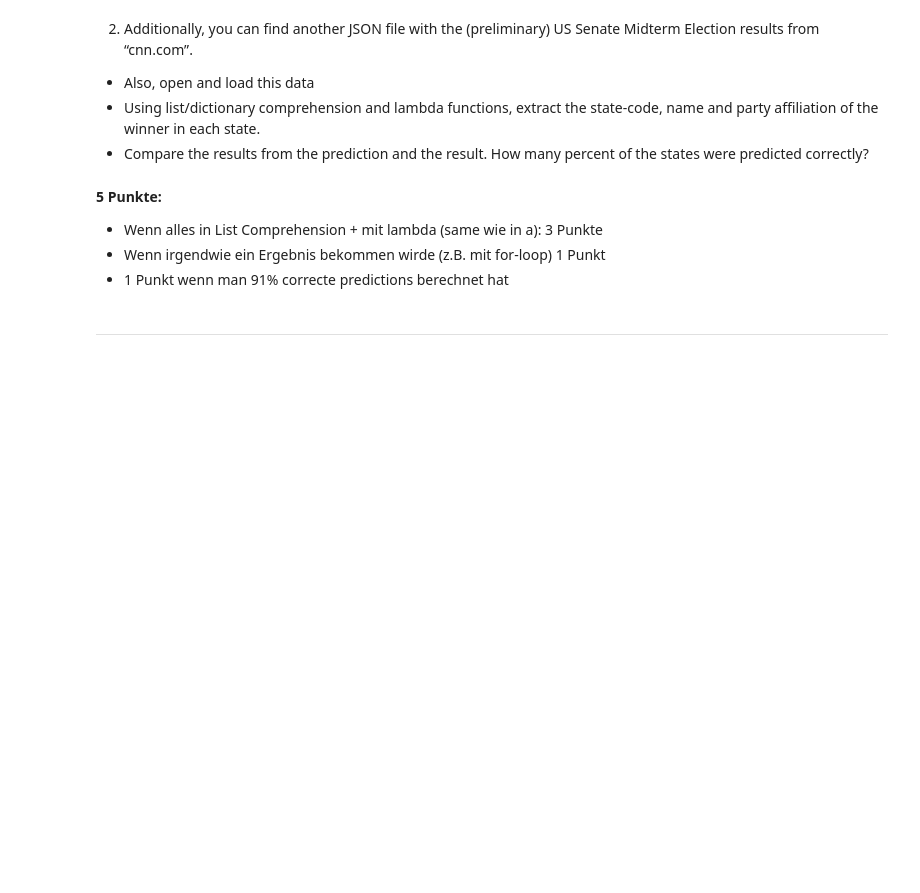
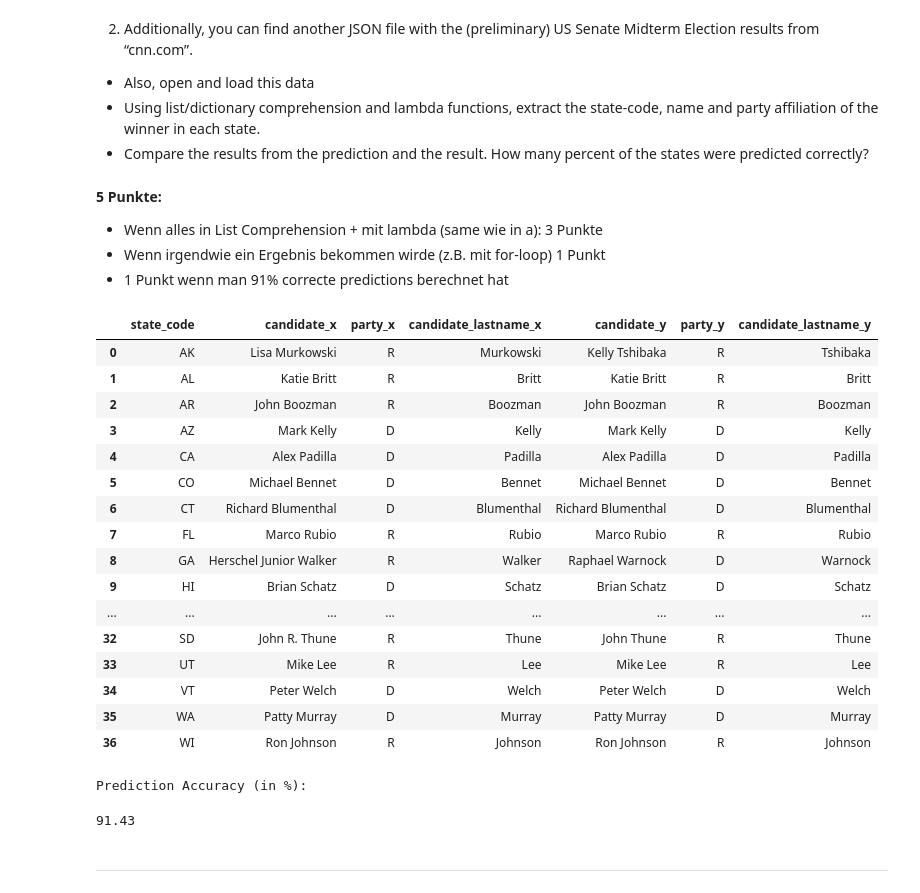
Before and after one commit to dgarcia-eu/ICSS-private, a Jupyter notebook: tutorial/assignments/2024/a01/assignment_01_solution.ipynb, the cells around one changed output. Drawn from its saved outputs; the diff is of its cells as text; code cells hidden in the pictures; blank space fills up the shorter version.

Commit message:
Finish (checking) the solution for A01 and adding all the comments/common mistakes for A01 to the README_A01"

```diff
--- a/tutorial/assignments/2024/a01/assignment_01_solution.ipynb
+++ b/tutorial/assignments/2024/a01/assignment_01_solution.ipynb
@@ -640,3 +636,38 @@ winner = [[y['stateAbbreviation'],
                 max(y['candidates'], key=lambda x: float(x['votePercentStr']))['candidatePartyCode']]
                 for y in data_res]
 #winner
+# %%
+# merge both lists - tutor solution
+## getting the last name is important in order to avoid nonmatch because of different conventions around middle names
+
+prob_win_can = [entry + [entry[1].split()[-1]] for entry in prob_win_can] # get the last names
+guess_df = pd.DataFrame(prob_win_can)
+guess_df.columns = ["state_code", "candidate", "party", "candidate_lastname"]
+
+winner = [entry + [entry[1].split()[-1]] for entry in winner] # get the last names
+winner_df = pd.DataFrame(winner)
+winner_df.columns = ["state_code", "candidate", "party", "candidate_lastname"]
+
+merged = pd.merge(guess_df, winner_df, on=["state_code"], how="inner")
+# %%
+# manually handle OK - there might be a nicer way to that ...
+merged = merged[~((merged["state_code"] == "OK") & (merged["candidate_x"] != merged["candidate_y"]))]
+merged
+# %% [output]
+|  | state_code | candidate_x | party_x | candidate_lastname_x | candidate_y | party_y | candidate_lastname_y |
+| 0 | AK | Lisa Murkowski | R | Murkowski | Kelly Tshibaka | R | Tshibaka |
+| 1 | AL | Katie Britt | R | Britt | Katie Britt | R | Britt |
+| 2 | AR | John Boozman | R | Boozman | John Boozman | R | Boozman |
+| 3 | AZ | Mark Kelly | D | Kelly | Mark Kelly | D | Kelly |
+| 4 | CA | Alex Padilla | D | Padilla | Alex Padilla | D | Padilla |
+| 5 | CO | Michael Bennet | D | Bennet | Michael Bennet | D | Bennet |
+| 6 | CT | Richard Blumenthal | D | Blumenthal | Richard Blumenthal | D | Blumenthal |
+| 7 | FL | Marco Rubio | R | Rubio | Marco Rubio | R | Rubio |
+| 8 | GA | Herschel Junior Walker | R | Walker | Raphael Warnock | D | Warnock |
+| 9 | HI | Brian Schatz | D | Schatz | Brian Schatz | D | Schatz |
+| ... | ... | ... | ... | ... | ... | ... | ... |
+| 32 | SD | John R. Thune | R | Thune | John Thune | R | Thune |
+| 33 | UT | Mike Lee | R | Lee | Mike Lee | R | Lee |
+| 34 | VT | Peter Welch | D | Welch | Peter Welch | D | Welch |
+| 35 | WA | Patty Murray | D | Murray | Patty Murray | D | Murray |
+| 36 | WI | Ron Johnson | R | Johnson | Ron Johnson | R | Johnson |
@@ -643,3 +677,11 @@ winner = [[y['stateAbbreviation'],
+# %%
+# print the prediciton accuracy:
+
+print("Prediction Accuracy (in %):")
+round(sum(merged["correct"])/len(merged)*100, 2)
+# %% [output]
+Prediction Accuracy (in %):
+91.43
 # %% [markdown]
 ***
 # %% [markdown]
```
Also changed, not shown: parts of 6 cells of this notebook, 1 other file.
